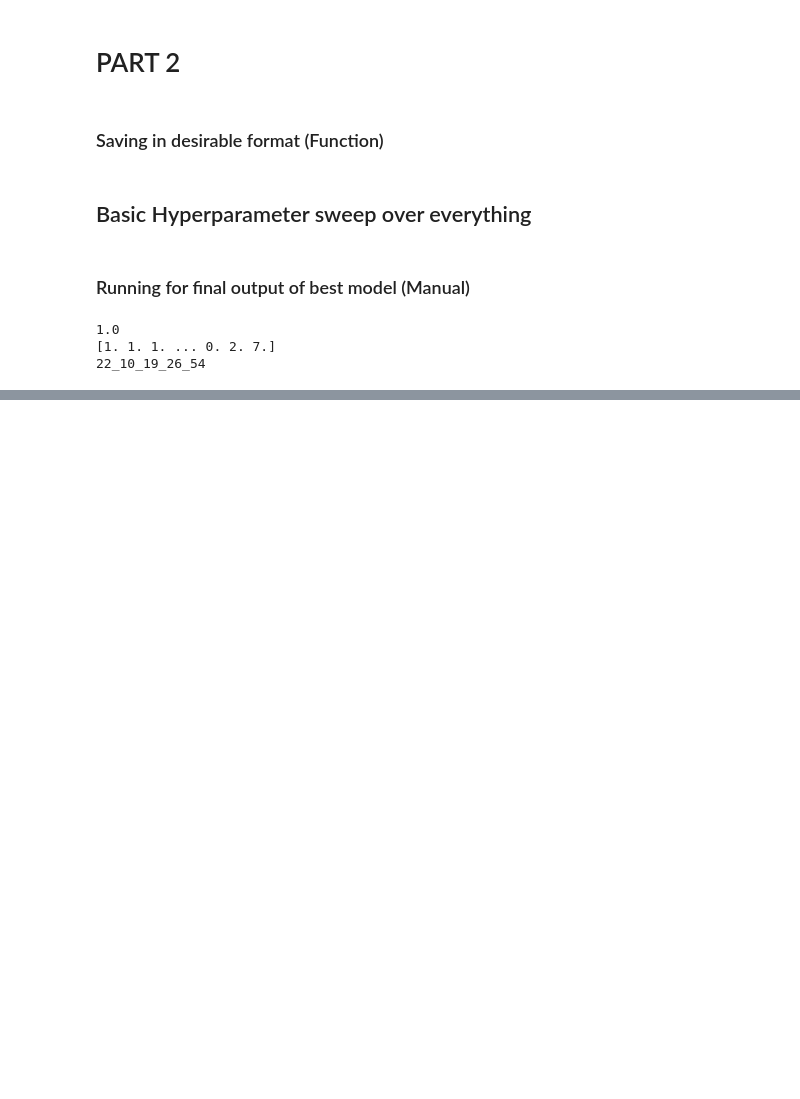
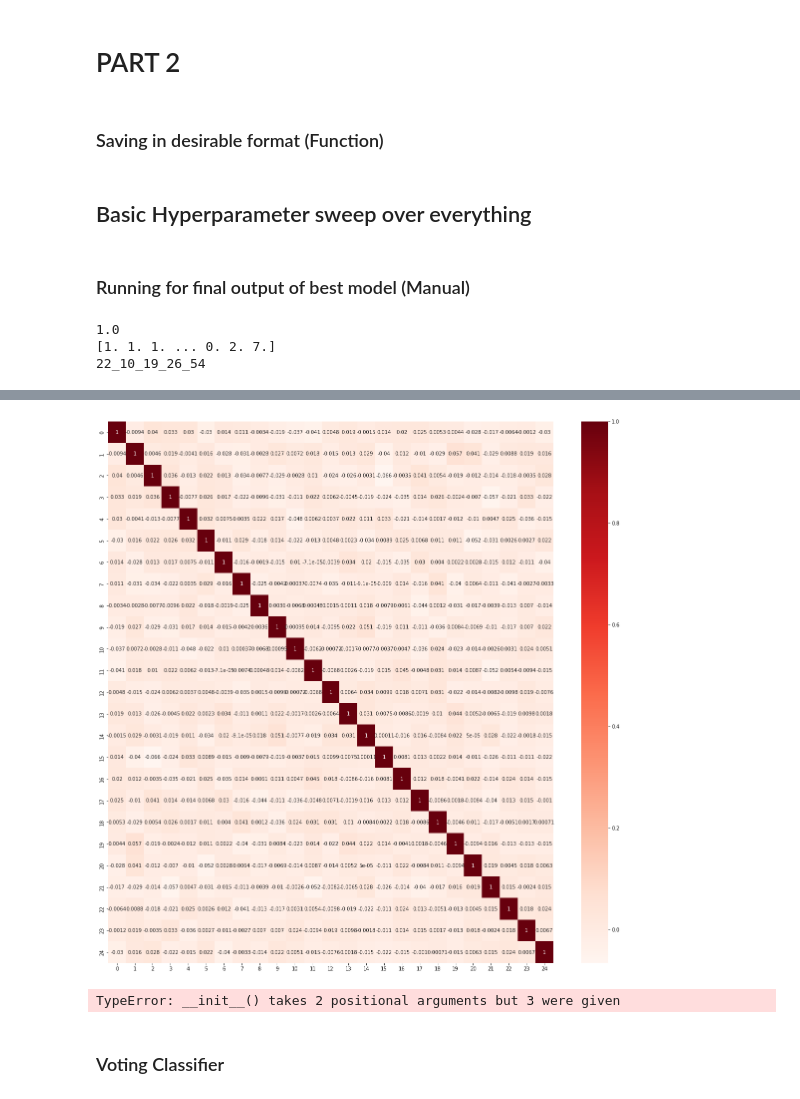
Before and after one commit to V-G-spec/ELL409-IITD-Intro-to-Machine-Learning, a Jupyter notebook: Assignment 2/SVM_Report.ipynb, the cells around one changed output, grey strips where cells are left out. Saved outputs shown, nothing was run; the diff lists cells and outputs as text; code cells hidden in the pictures; blank space fills up the shorter version.

```diff
--- a/Assignment 2/SVM_Report.ipynb
+++ b/Assignment 2/SVM_Report.ipynb
@@ -892,0 +963,9 @@ save2csv("test_"+p+".csv", pred_y)
+# %%
+# !pip install seaborn
+import seaborn as sns
+from sklearn.feature_selection import RFE
+
+file_name = 'train_set.csv'
+df = pd.read_csv(file_name, header=None)
+df = pd.DataFrame(df, columns=[i for i in range(26)])
+df.head()
@@ -892,0 +997,23 @@ save2csv("test_"+p+".csv", pred_y)
+# %%
+df_train = df.loc[:, [i for i in range(25)]]
+df_test = df.loc[:, [25]]
+plt.figure(figsize=(20,20))
+cor = df_train.corr()
+sns.heatmap(cor, annot=True, cmap=plt.cm.Reds)
+plt.show()
+# %% [output]
+[figure, added]
+# %%
+train_X = np.array(df_train.values)
+train_y = np.array(df_test.values)
+
+model = svm.SVC(kernel='rbf', gamma=0.05994842503189409, C=2.3135863551739546, coef0=0.)
+rfe = RFE(model, 25)
+X_rfe = rfe.fit_transform(train_X, train_y)
+model.fit(X_rfe, train_y)
+print(rfe.support_)
+print(rfe.ranking_)
+# %% [output]
+TypeError: __init__() takes 2 positional arguments but 3 were given
+# %% [markdown]
+### Voting Classifier
```
Also changed, not shown: parts of 8 cells of this notebook, 13 other files.
